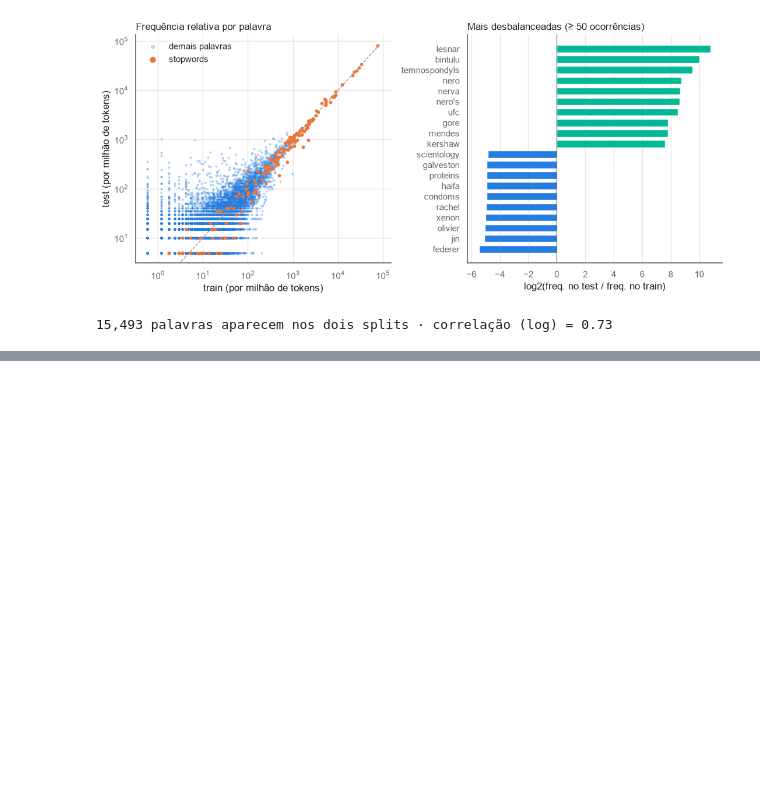
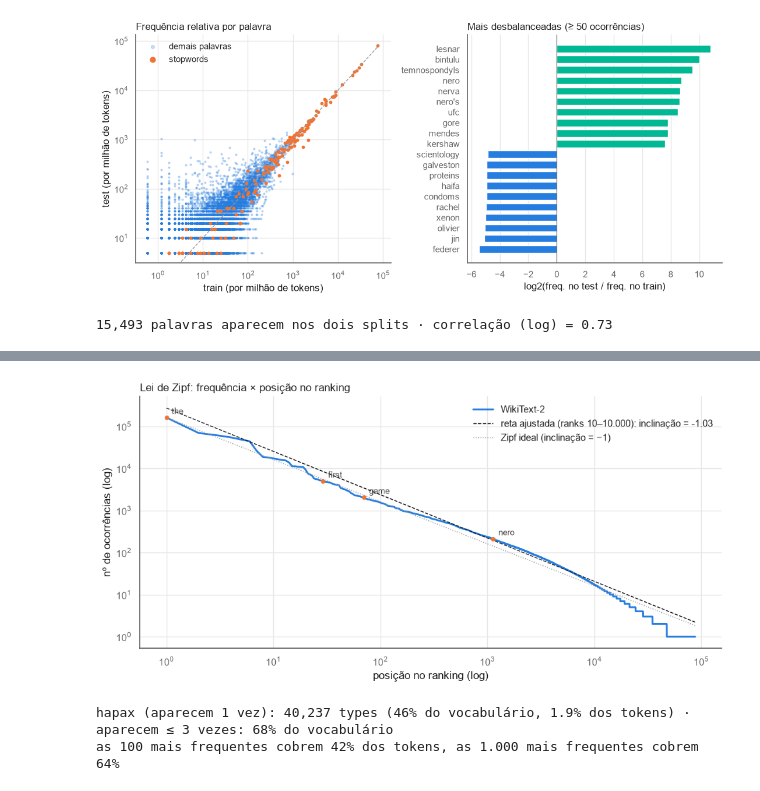
Before and after one commit to JairoGonzaga/IC-atividades, a Jupyter notebook: Atividade WikiText-2/etaoa1.ipynb, the cells around one changed output, grey strips where cells are left out. Cells and saved outputs as stored; diff of their text form; code cells hidden in the pictures; blank space fills up the shorter version.

```diff
--- a/Atividade WikiText-2/wikitext2.ipynb
+++ b/Atividade WikiText-2/etaoa1.ipynb
@@ -602,0 +620,29 @@ print(f"{um.mean():.0%} das palavras aparecem em 1 artigo só · {(espalhamento[
+# %%
+rank = np.arange(1, len(freq) + 1)
+faixa = (rank >= 10) & (rank <= 10_000)                     # ajusta só no meio: o início e a cauda fogem da reta
+inclinacao, intercepto = np.polyfit(np.log10(rank[faixa]), np.log10(freq.values[faixa]), 1)
+
+fig, ax = plt.subplots(figsize=(10, 5))
+ax.loglog(rank, freq.values, color=AZUL, linewidth=2, label="WikiText-2")
+ax.loglog(rank, 10 ** intercepto * rank ** inclinacao, color="#191919", linestyle="--", linewidth=1,
+          label=f"reta ajustada (ranks 10–10.000): inclinação = {inclinacao:.2f}")
+ax.loglog(rank, freq.values[0] / rank, color="#999999", linestyle=":", linewidth=1, label="Zipf ideal (inclinação = −1)")
+for palavra in ["the", "first", "game", "nero"]:
+    r = freq.index.get_loc(palavra) + 1
+    ax.plot(r, freq[palavra], "o", color=CORES["validation"], markersize=4)
+    ax.annotate(palavra, (r, freq[palavra]), xytext=(6, 4), textcoords="offset points", fontsize=9, color="#444444")
+ax.set(xlabel="posição no ranking (log)", ylabel="nº de ocorrências (log)")
+ax.set_title("Lei de Zipf: frequência × posição no ranking", loc="left")
+ax.legend(frameon=False)
+plt.tight_layout()
+plt.show()
+
+hapax = freq == 1
+print(f"hapax (aparecem 1 vez): {hapax.sum():,} types ({hapax.mean():.0%} do vocabulário, {hapax.sum() / len(palavras):.1%} dos tokens) · "
+      f"aparecem ≤ 3 vezes: {(freq <= 3).mean():.0%} do vocabulário")
+print(f"as 100 mais frequentes cobrem {freq.head(100).sum() / len(palavras):.0%} dos tokens, "
+      f"as 1.000 mais frequentes cobrem {freq.head(1000).sum() / len(palavras):.0%}")
+# %% [output]
+[figure, added]
+hapax (aparecem 1 vez): 40,237 types (46% do vocabulário, 1.9% dos tokens) · aparecem ≤ 3 vezes: 68% do vocabulário
+as 100 mais frequentes cobrem 42% dos tokens, as 1.000 mais frequentes cobrem 64%
```
Also changed, not shown: parts of 23 cells of this notebook, 5 other files.
